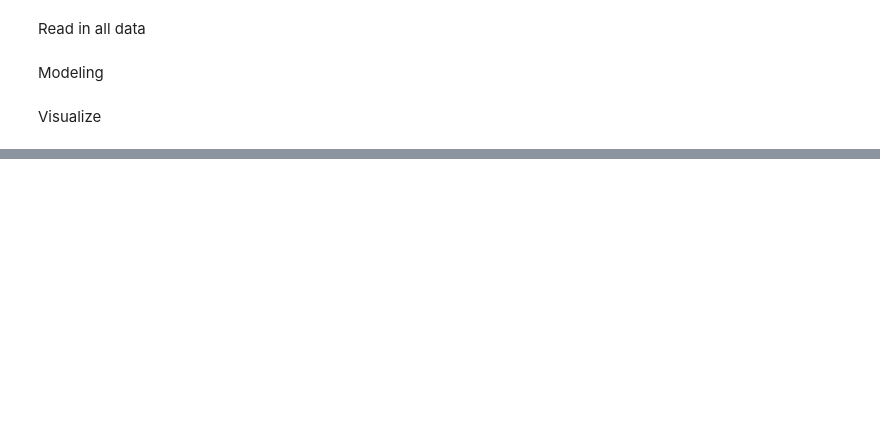
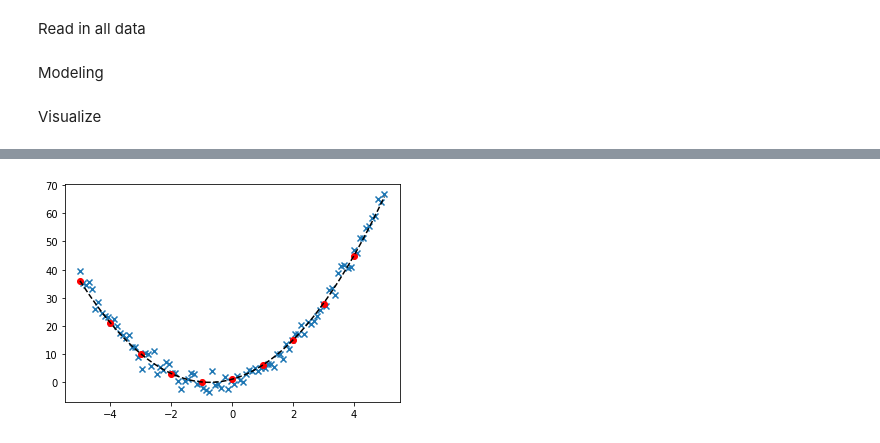
Before and after one commit to jasonkglim/MotionScaling, a Jupyter notebook: model_analysis.ipynb, the cells around one changed output, grey strips where cells are left out. Saved outputs shown, nothing was run; the diff lists cells and outputs as text; code cells hidden in the pictures; blank space fills up the shorter version.

Commit message:
bayes regression with poly transform working

```diff
--- a/model_analysis.ipynb
+++ b/model_analysis.ipynb
@@ -655,0 +635,95 @@ plt.show()
+# %%
+import numpy as np
+import matplotlib.pyplot as plt
+import pandas as pd
+from sklearn.preprocessing import PolynomialFeatures
+
+
+## Bayesian Linear Regression
+class BayesRegression:
+	def __init__(self, train_input, train_output, noise=0):
+		self.X = np.array(train_input)
+		self.y = np.array(train_output).reshape((-1, 1))
+		self.input_dim = self.X.shape[0]
+		self.num_examples = self.X.shape[1]
+		self.prior_mean = np.zeros((self.input_dim, 1))
+		self.prior_covar = np.identity(self.input_dim)
+		self.noise = noise # Defines the variance of gaussian observation noise
+
+	# Define custom prior for weights
+	def set_prior(self, mean, var):
+		self.prior_mean = mean
+		self.prior_covar = np.identity(self.num_examples) * var
+
+	# Computes poseterior parameters from training data and prior
+	def fit(self):
+		A = (self.X @ self.X.T / self.noise**2
+	   		 + np.linalg.inv(self.prior_covar))
+		self.posterior_covar = np.linalg.inv(A)
+		# print(self.posterior_covar.shape)
+		# print("X ", self.X.shape)
+		# print("y ", self.y.shape)
+		# print("prior covar ", self.prior_covar.shape)
+		# print("prior mean ", self.prior_mean.shape)
+		self.posterior_mean = (self.posterior_covar
+						 	   @ (self.X @ self.y / self.noise**2
+			  					  + np.linalg.inv(self.prior_covar)
+								  @ self.prior_mean))
+
+		# print("post mean ", self.posterior_mean.shape)
+		# print("post covar ", self.posterior_covar.shape)
+		return self.posterior_mean, self.posterior_covar
+
+	# Compute mean and covariance of predictive distribution
+	def predict(self, test_input):
+		test_input = np.array(test_input)
+		self.pred_mean = test_input.T @ self.posterior_mean
+		self.pred_covar = test_input.T @ self.posterior_covar @ test_input
+		return self.pred_mean, self.pred_covar
+
+
+### Generate example linear dataset
+
+# Parameters for the linear relationship
+a = 2  # slope
+b = 3  # intercept
+c = 1
+noise_std = 2  # standard deviation of the noise
+
+np.random.seed(0)  # for reproducibility
+X = np.linspace(-5, 5, 100)
+
+# Generating Y values with noise
+y = a * X**2 + b * X + c
+y_noisy = y + np.random.normal(0, noise_std, y.shape)
+
+# Creating a DataFrame
+dataset = pd.DataFrame({'X': X, 'y': y})
+
+X_homo = X.reshape((1, -1))
+X_homo = np.vstack((X_homo, np.ones(X_homo.shape)))
+
+poly = PolynomialFeatures(degree=2)
+print(X.shape)
+X_poly = poly.fit_transform(X.reshape(-1, 1))
+print(X_poly.shape)
+print(X_poly[1,:])
+print(y.shape)
+model = BayesRegression(X_poly.T, y, noise_std)
+post_mean, post_covar = model.fit()
+print(post_mean)
+print(post_covar)
+
+# Test inputs
+test_input = np.arange(-5, 5, 1).reshape(-1, 1)
+test_input_poly = poly.transform(test_input)
+# print(test_input_poly.shape)
+# test_input_homo = np.vstack((test_input, np.ones(test_input.shape)))
+pred_mean, pred_covar = model.predict(test_input_poly.T)
+
+# print(X.shape, y.shape, y_noisy.shape)
+plt.scatter(X, y_noisy, marker='x')
+plt.plot(X, y, linestyle='--', color='black')
+plt.scatter(test_input, pred_mean, color='red')
+plt.show()
+# %% [output]
@@ -655,0 +740 @@ plt.show()
+[figure, added]
```
Also changed, not shown: parts of 2 cells of this notebook, 1 other file.
